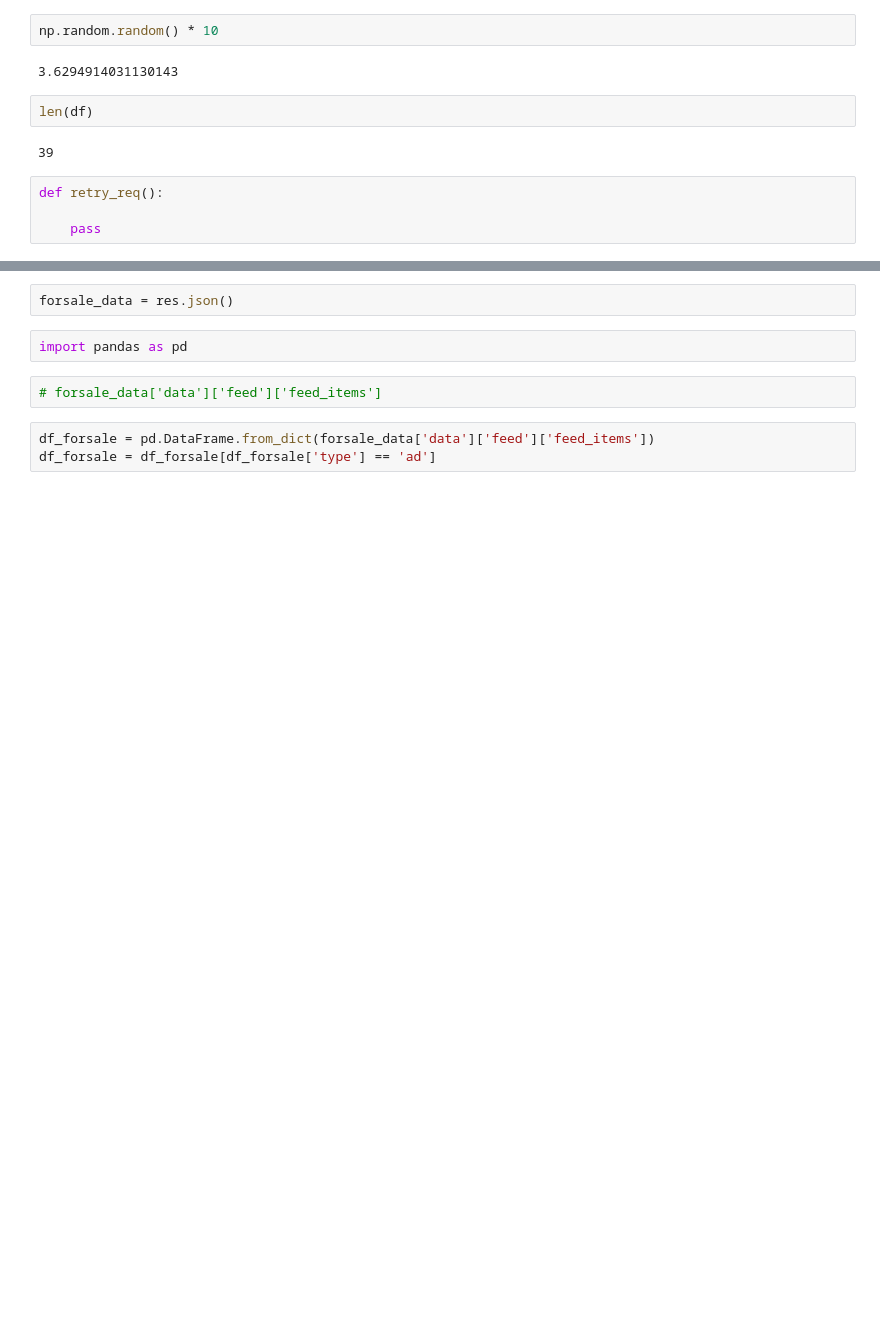
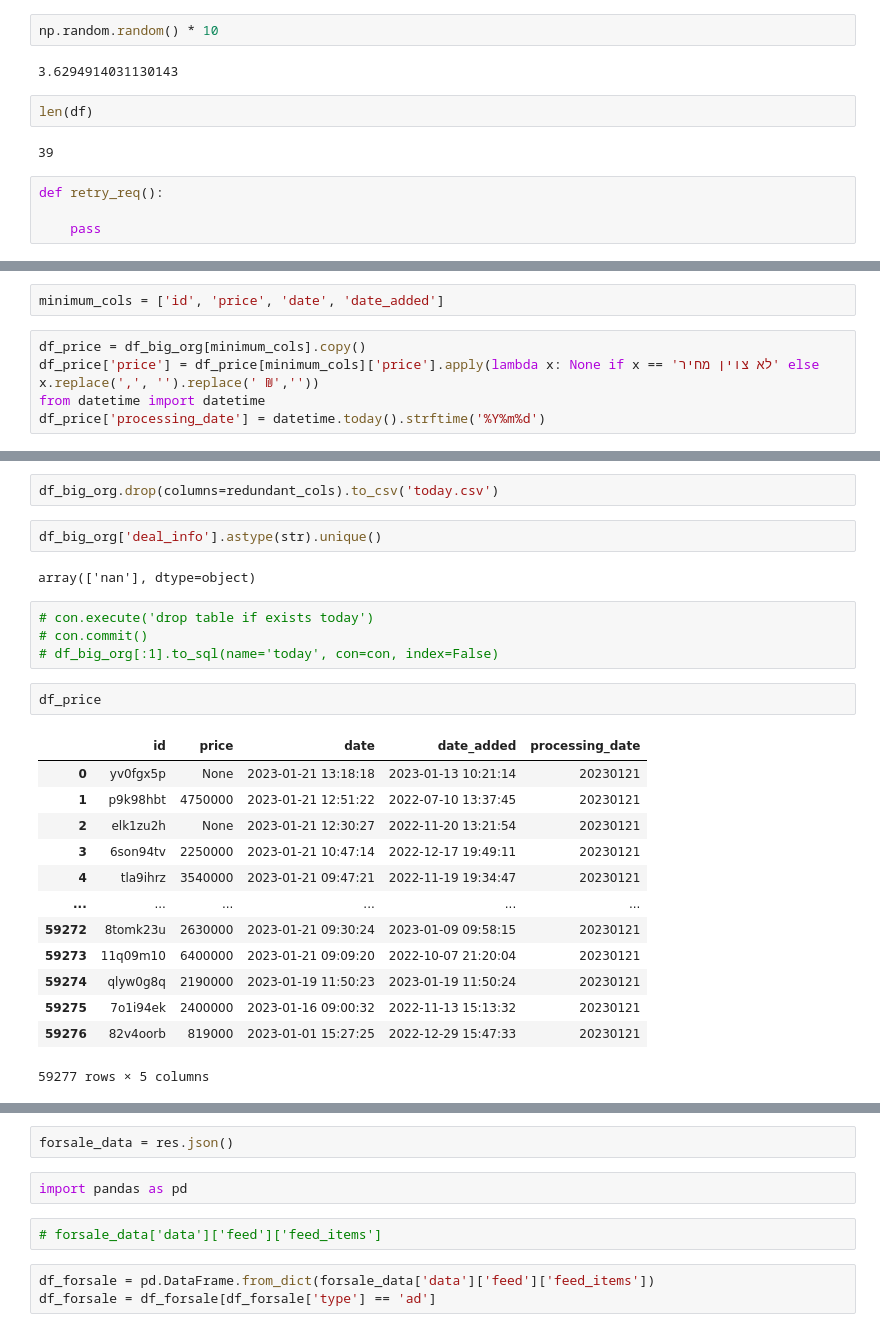
Before and after one commit to lidoraz/realestate, a Jupyter notebook: yad2_api_test.ipynb, the cells around one changed output, grey strips where cells are left out. Saved outputs shown, nothing was run; the diff lists cells and outputs as text; blank space fills up the shorter version.

```diff
--- a/yad2_api_test.ipynb
+++ b/yad2_api_test.ipynb
@@ -50,0 +103,7 @@ for p in tqdm(range(2, last_page+1)):
+# %%
+minimum_cols = ['id', 'price', 'date', 'date_added']
+# %%
+df_price = df_big_org[minimum_cols].copy()
+df_price['price'] = df_price[minimum_cols]['price'].apply(lambda x: None if x == 'לא צוין מחיר' else x.replace(',', '').replace(' ₪',''))
+from datetime import datetime
+df_price['processing_date'] = datetime.today().strftime('%Y%m%d')
@@ -50,0 +160,26 @@ for p in tqdm(range(2, last_page+1)):
+# %%
+df_big_org.drop(columns=redundant_cols).to_csv('today.csv')
+# %%
+df_big_org['deal_info'].astype(str).unique()
+# %% [output]
+array(['nan'], dtype=object)
+# %%
+# con.execute('drop table if exists today')
+# con.commit()
+# df_big_org[:1].to_sql(name='today', con=con, index=False)
+# %%
+df_price
+# %% [output]
+|  | id | price | date | date_added | processing_date |
+| 0 | yv0fgx5p | None | 2023-01-21 13:18:18 | 2023-01-13 10:21:14 | 20230121 |
+| 1 | p9k98hbt | 4750000 | 2023-01-21 12:51:22 | 2022-07-10 13:37:45 | 20230121 |
+| 2 | elk1zu2h | None | 2023-01-21 12:30:27 | 2022-11-20 13:21:54 | 20230121 |
+| 3 | 6son94tv | 2250000 | 2023-01-21 10:47:14 | 2022-12-17 19:49:11 | 20230121 |
+| 4 | tla9ihrz | 3540000 | 2023-01-21 09:47:21 | 2022-11-19 19:34:47 | 20230121 |
+| ... | ... | ... | ... | ... | ... |
+| 59272 | 8tomk23u | 2630000 | 2023-01-21 09:30:24 | 2023-01-09 09:58:15 | 20230121 |
+| 59273 | 11q09m10 | 6400000 | 2023-01-21 09:09:20 | 2022-10-07 21:20:04 | 20230121 |
+| 59274 | qlyw0g8q | 2190000 | 2023-01-19 11:50:23 | 2023-01-19 11:50:24 | 20230121 |
+| 59275 | 7o1i94ek | 2400000 | 2023-01-16 09:00:32 | 2022-11-13 15:13:32 | 20230121 |
+| 59276 | 82v4oorb | 819000 | 2023-01-01 15:27:25 | 2022-12-29 15:47:33 | 20230121 |
+59277 rows × 5 columns
```
Also changed, not shown: parts of 27 cells of this notebook.
